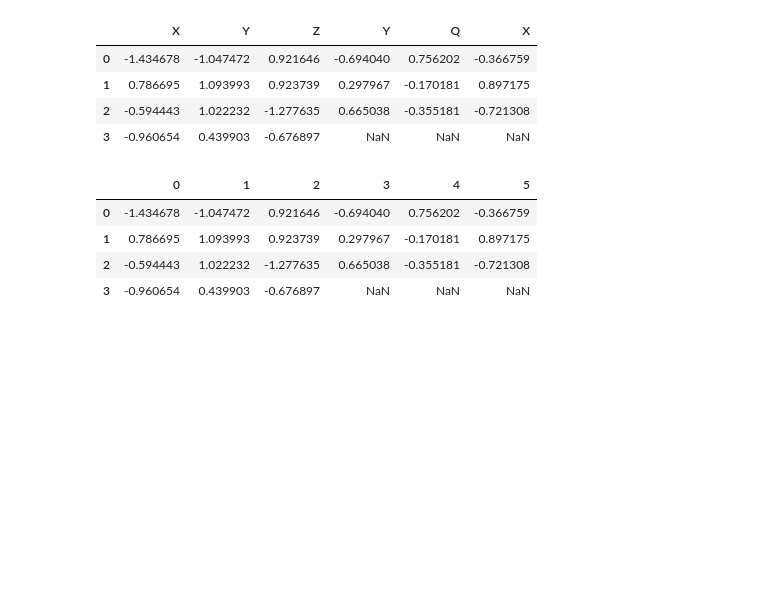
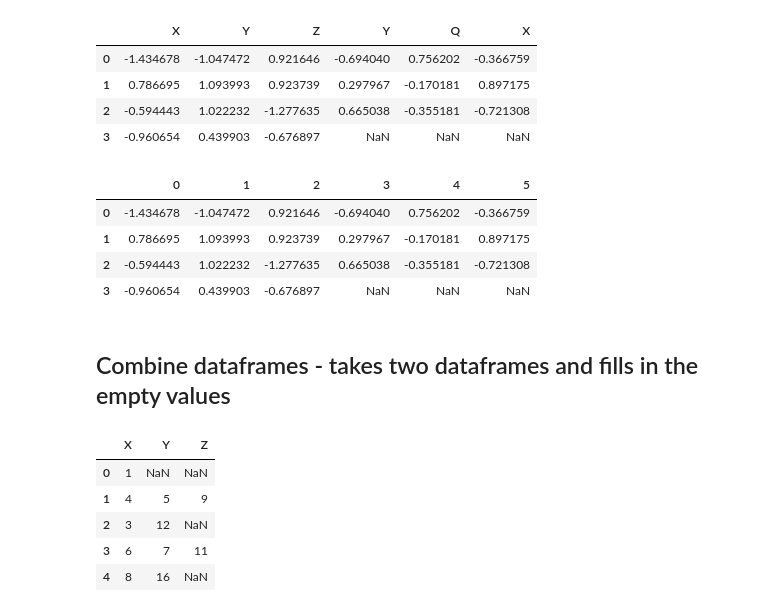
Before and after one commit to 41cells/udemy_course, a Jupyter notebook: Useful DataFrame Commands.ipynb, the cells around one changed output. Drawn from its saved outputs; the diff is of its cells as text; code cells hidden in the pictures; blank space fills up the shorter version.

```diff
--- a/Useful DataFrame Commands.ipynb
+++ b/Useful DataFrame Commands.ipynb
@@ -561,3 +561,27 @@ pd.concat(objs=[dframe1, dframe2], axis=1, ignore_index=True)
 | 1 | 0.786695 | 1.093993 | 0.923739 | 0.297967 | -0.170181 | 0.897175 |
 | 2 | -0.594443 | 1.022232 | -1.277635 | 0.665038 | -0.355181 | -0.721308 |
 | 3 | -0.960654 | 0.439903 | -0.676897 | NaN | NaN | NaN |
+# %% [markdown]
+## Combine dataframes - takes two dataframes and fills in the empty values
+# %%
+# Make two dataframes
+nan = np.nan
+
+# Odds dataframes
+dframe_odds=DataFrame({'X':[1.,nan,3.,nan],
+                      'Y':[nan,5.,nan,7.],
+                      'Z':[nan,9.,nan,11.]})
+
+# Evens dataframe
+dframe_evens=DataFrame({'X':[2.,4.,nan,6.,8.],
+                      'Y':[nan,10.,12.,14.,16.]})
+# %%
+# Combine the dataframes - will exclude NaNs where available
+dframe_odds.combine_first(dframe_evens)
+# %% [output]
+|  | X | Y | Z |
+| 0 | 1 | NaN | NaN |
+| 1 | 4 | 5 | 9 |
+| 2 | 3 | 12 | NaN |
+| 3 | 6 | 7 | 11 |
+| 4 | 8 | 16 | NaN |
```
Also changed, not shown: parts of 8 cells of this notebook.
